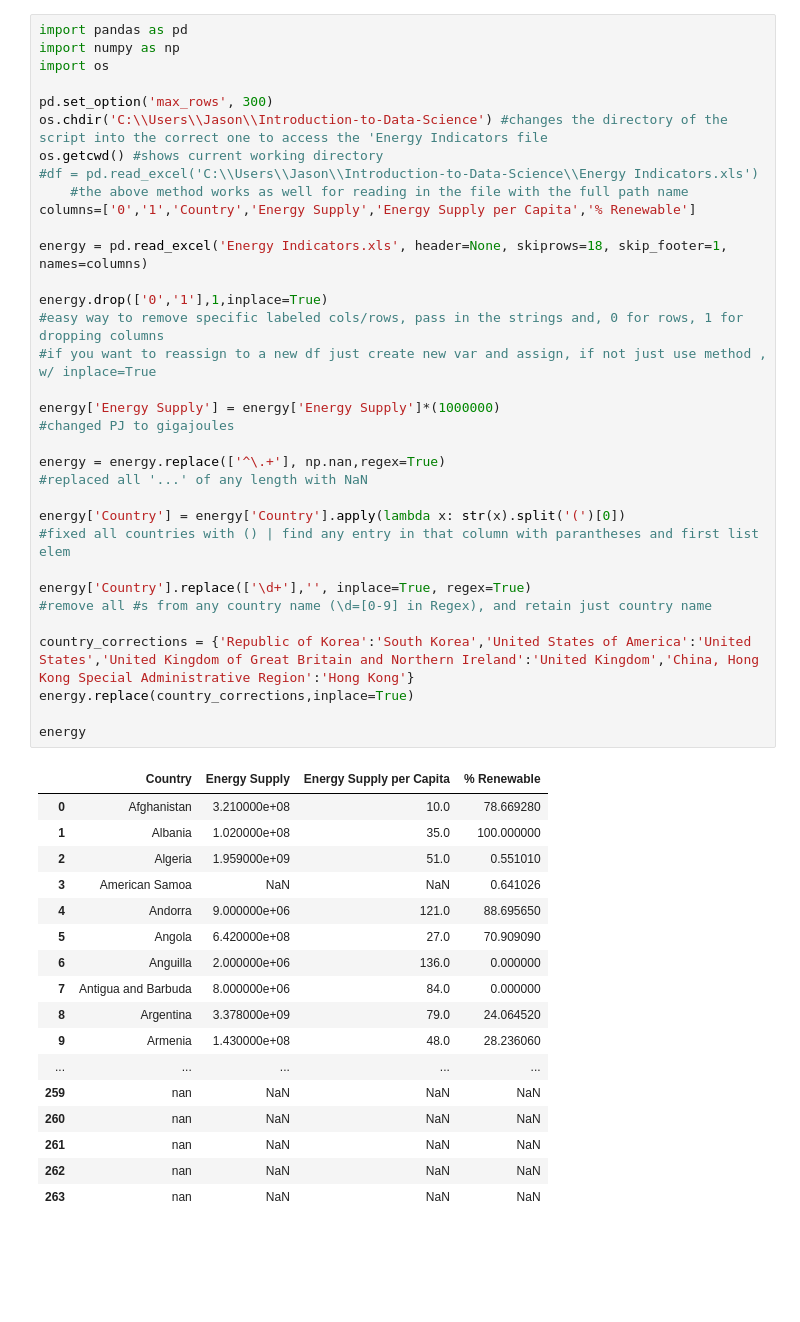
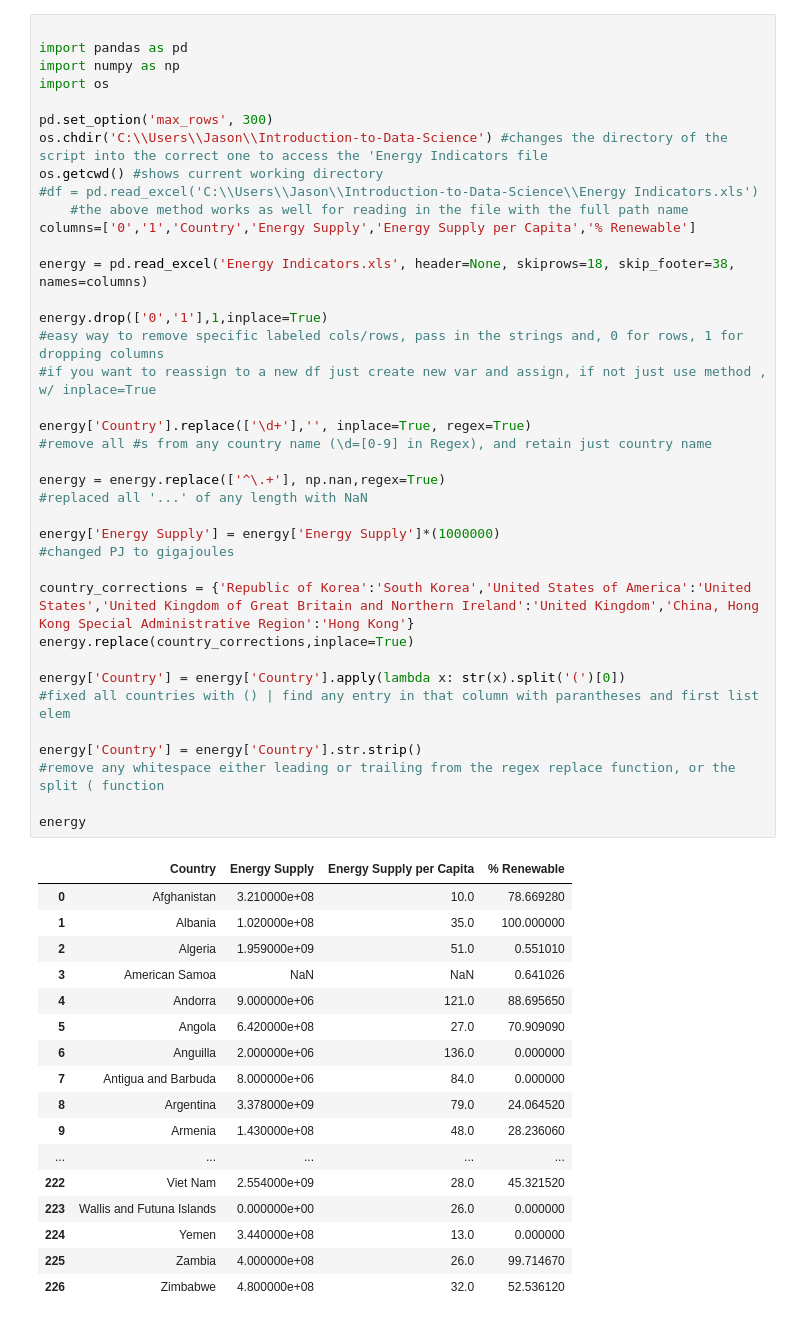
Before and after one commit to jbk0th/Introduction-to-Data-Science, a Jupyter notebook: Week3_Assignment.ipynb, the cells around one changed output. Cells and saved outputs as stored; diff of their text form; blank space fills up the shorter version.

```diff
--- a/Week3_Assignment.ipynb
+++ b/Week3_Assignment.ipynb
@@ -1,4 +3,5 @@
 # %%
+
 import pandas as pd
 import numpy as np
 import os
@@ -10,43 +13,46 @@ os.getcwd() #shows current working directory
 	#the above method works as well for reading in the file with the full path name
 columns=['0','1','Country','Energy Supply','Energy Supply per Capita','% Renewable']
 
-energy = pd.read_excel('Energy Indicators.xls', header=None, skiprows=18, skip_footer=1, names=columns)
+energy = pd.read_excel('Energy Indicators.xls', header=None, skiprows=18, skip_footer=38, names=columns)
 
 energy.drop(['0','1'],1,inplace=True)
 #easy way to remove specific labeled cols/rows, pass in the strings and, 0 for rows, 1 for dropping columns
 #if you want to reassign to a new df just create new var and assign, if not just use method , w/ inplace=True
 
-energy['Energy Supply'] = energy['Energy Supply']*(1000000)
-#changed PJ to gigajoules
+energy['Country'].replace(['\d+'],'', inplace=True, regex=True)
+#remove all #s from any country name (\d=[0-9] in Regex), and retain just country name
 
 energy = energy.replace(['^\.+'], np.nan,regex=True)
 #replaced all '...' of any length with NaN
 
-energy['Country'] = energy['Country'].apply(lambda x: str(x).split('(')[0])
-#fixed all countries with () | find any entry in that column with parantheses and first list elem
-
-energy['Country'].replace(['\d+'],'', inplace=True, regex=True)
-#remove all #s from any country name (\d=[0-9] in Regex), and retain just country name
+energy['Energy Supply'] = energy['Energy Supply']*(1000000)
+#changed PJ to gigajoules
 
 country_corrections = {'Republic of Korea':'South Korea','United States of America':'United States','United Kingdom of Great Britain and Northern Ireland':'United Kingdom','China, Hong Kong Special Administrative Region':'Hong Kong'}
 energy.replace(country_corrections,inplace=True)
 
+energy['Country'] = energy['Country'].apply(lambda x: str(x).split('(')[0])
+#fixed all countries with () | find any entry in that column with parantheses and first list elem
+
+energy['Country'] = energy['Country'].str.strip()
+#remove any whitespace either leading or trailing from the regex replace function, or the split ( function
+
 energy
 # %% [output]
 |  | Country | Energy Supply | Energy Supply per Capita | % Renewable |
 | 0 | Afghanistan | 3.210000e+08 | 10.0 | 78.669280 |
 | 1 | Albania | 1.020000e+08 | 35.0 | 100.000000 |
 | 2 | Algeria | 1.959000e+09 | 51.0 | 0.551010 |
 | 3 | American Samoa | NaN | NaN | 0.641026 |
 | 4 | Andorra | 9.000000e+06 | 121.0 | 88.695650 |
 | 5 | Angola | 6.420000e+08 | 27.0 | 70.909090 |
 | 6 | Anguilla | 2.000000e+06 | 136.0 | 0.000000 |
 | 7 | Antigua and Barbuda | 8.000000e+06 | 84.0 | 0.000000 |
 | 8 | Argentina | 3.378000e+09 | 79.0 | 24.064520 |
 | 9 | Armenia | 1.430000e+08 | 48.0 | 28.236060 |
 | ... | ... | ... | ... | ... |
-| 259 | nan | NaN | NaN | NaN |
-| 260 | nan | NaN | NaN | NaN |
-| 261 | nan | NaN | NaN | NaN |
-| 262 | nan | NaN | NaN | NaN |
-| 263 | nan | NaN | NaN | NaN |
+| 222 | Viet Nam | 2.554000e+09 | 28.0 | 45.321520 |
+| 223 | Wallis and Futuna Islands | 0.000000e+00 | 26.0 | 0.000000 |
+| 224 | Yemen | 3.440000e+08 | 13.0 | 0.000000 |
+| 225 | Zambia | 4.000000e+08 | 26.0 | 99.714670 |
+| 226 | Zimbabwe | 4.800000e+08 | 32.0 | 52.536120 |
```
Also changed, not shown: parts of 39 cells of this notebook.
